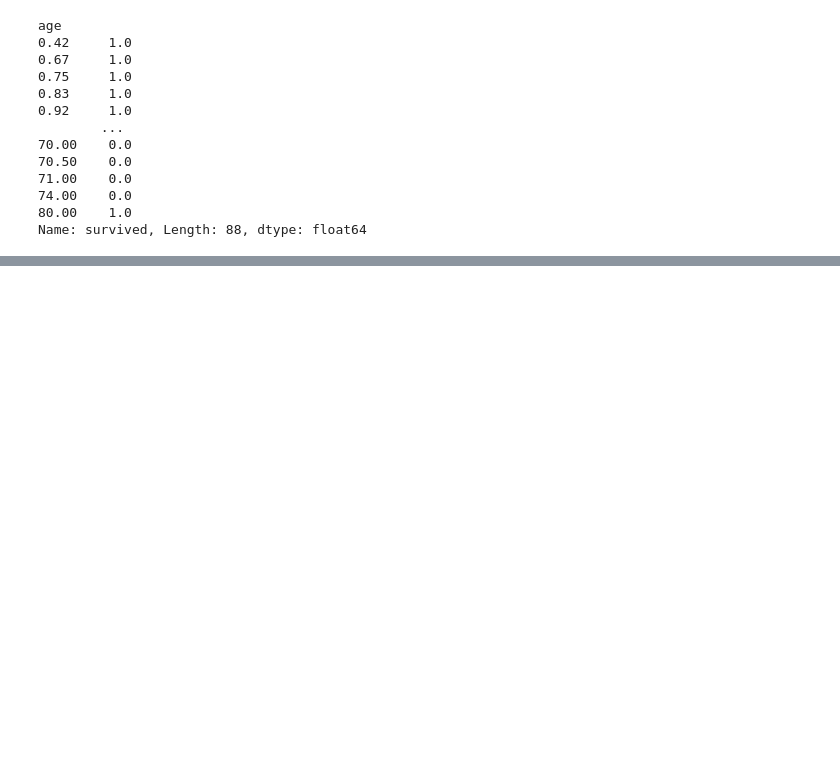
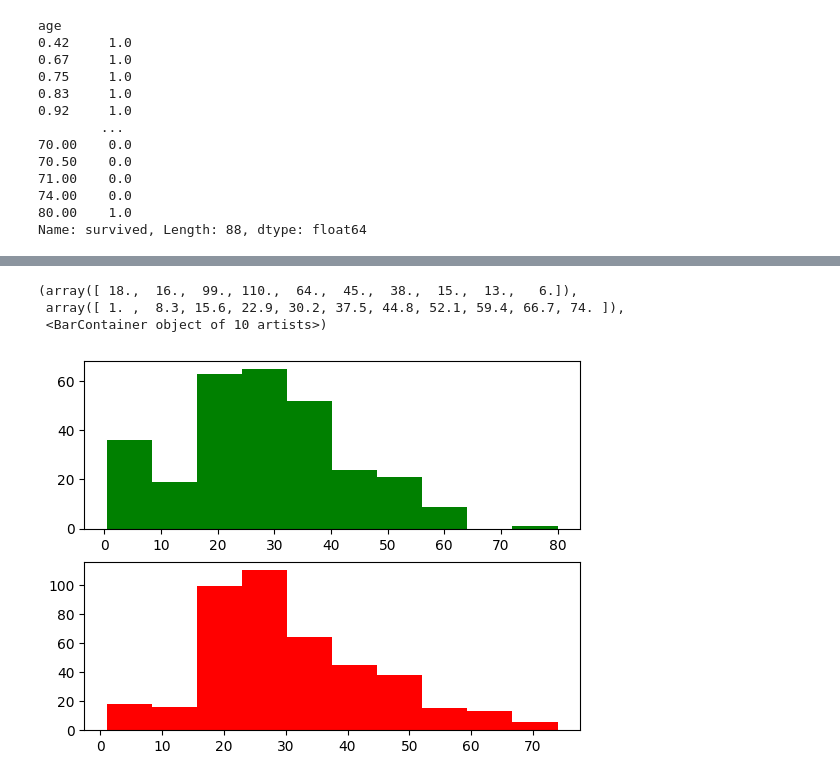
Before and after one commit to Greeshmitha2702/titanic-eda, a Jupyter notebook: main.ipynb, the cells around one changed output, grey strips where cells are left out. Saved outputs shown, nothing was run; the diff lists cells and outputs as text; code cells hidden in the pictures; blank space fills up the shorter version.

```diff
--- a/main.ipynb
+++ b/main.ipynb
@@ -153,0 +230,11 @@ Name: survived, dtype: float64
+# %%
+fig, axs = plt.subplots(2,1)
+survived = titanic_data[titanic_data['survived']==1]['age']
+non_survived = titanic_data[titanic_data['survived']==0]['age']
+axs[0].hist(survived,color = 'green')
+axs[1].hist(non_survived,color = 'red')
+# %% [output]
+(array([ 18.,  16.,  99., 110.,  64.,  45.,  38.,  15.,  13.,   6.]),
+ array([ 1. ,  8.3, 15.6, 22.9, 30.2, 37.5, 44.8, 52.1, 59.4, 66.7, 74. ]),
+ <BarContainer object of 10 artists>)
+[figure, added]
```
Also changed, not shown: parts of 10 cells of this notebook.
